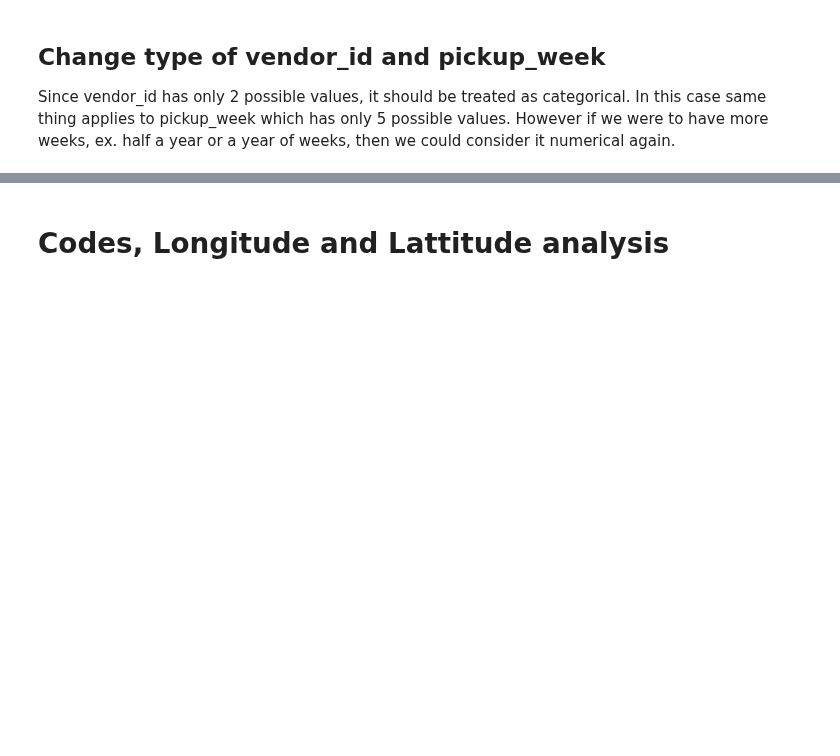
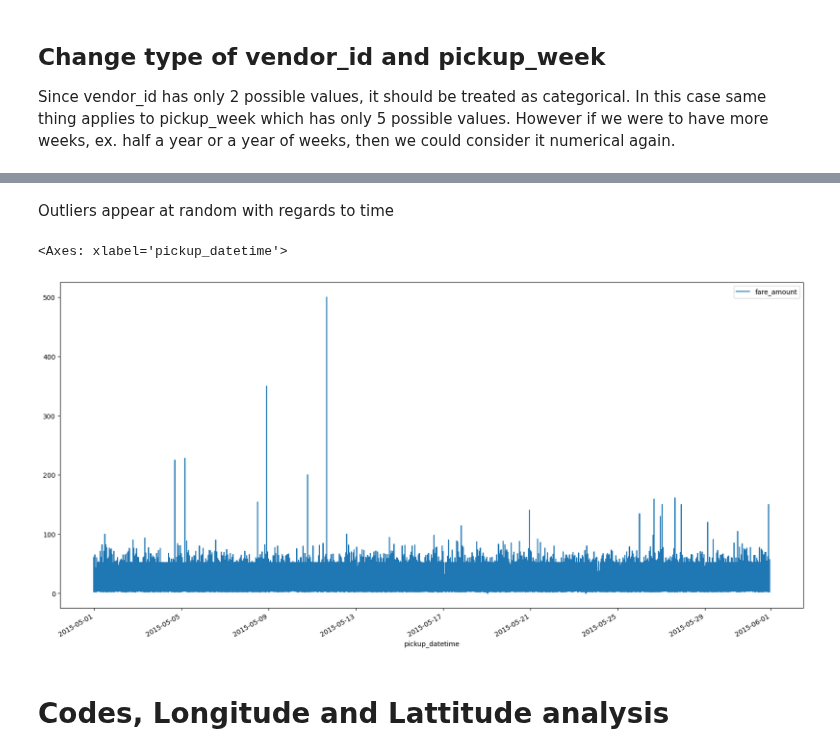
Before and after one commit to MichalKrzyzanski2002/Foundations-Data-Science-Project, a Jupyter notebook: Cleaning.ipynb, the cells around one changed output, grey strips where cells are left out. Cells and saved outputs as stored; diff of their text form; code cells hidden in the pictures; blank space fills up the shorter version.

```diff
--- a/Cleaning.ipynb
+++ b/Cleaning.ipynb
@@ -863,3 +879,10 @@ data['pickup_week']=data['pickup_week'].map(str)
+# %% [markdown]
+Outliers appear at random with regards to time
+# %%
+data.plot(x="pickup_datetime",y=["fare_amount"],figsize=(20, 10))
+# %% [output]
+<Axes: xlabel='pickup_datetime'>
+[figure, added]
 # %% [markdown]
 # Codes, Longitude and Lattitude analysis
 # %% [markdown]
```
Also changed, not shown: parts of 63 cells of this notebook, 1 other file.
